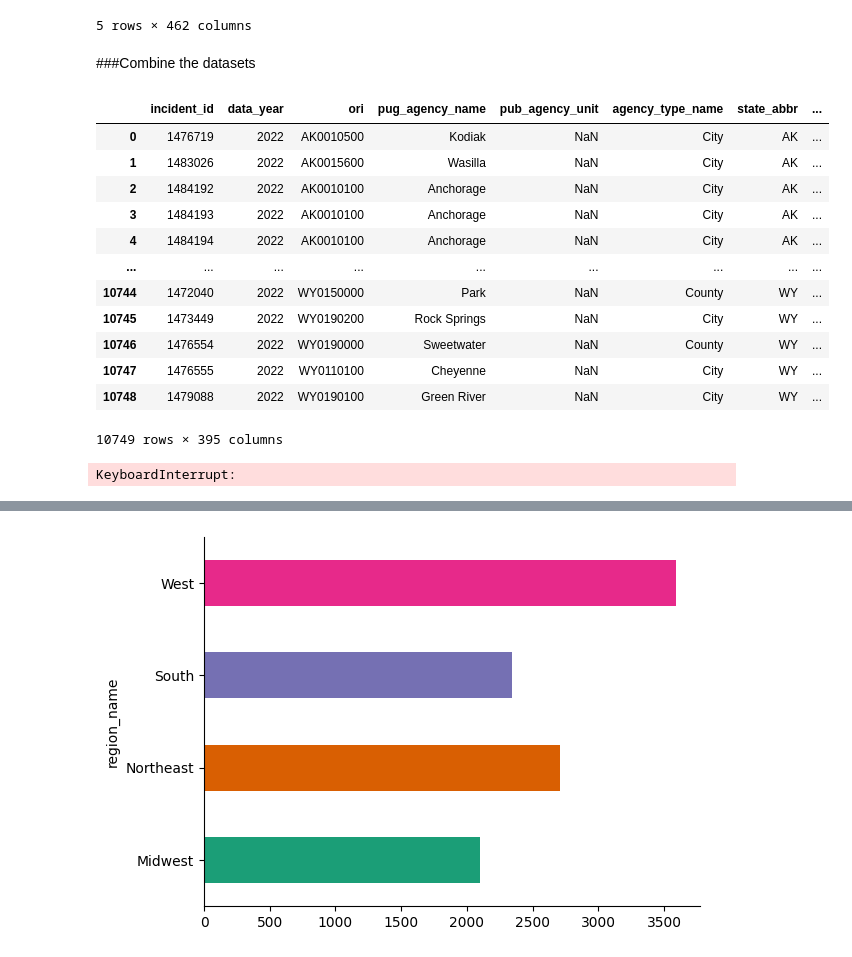
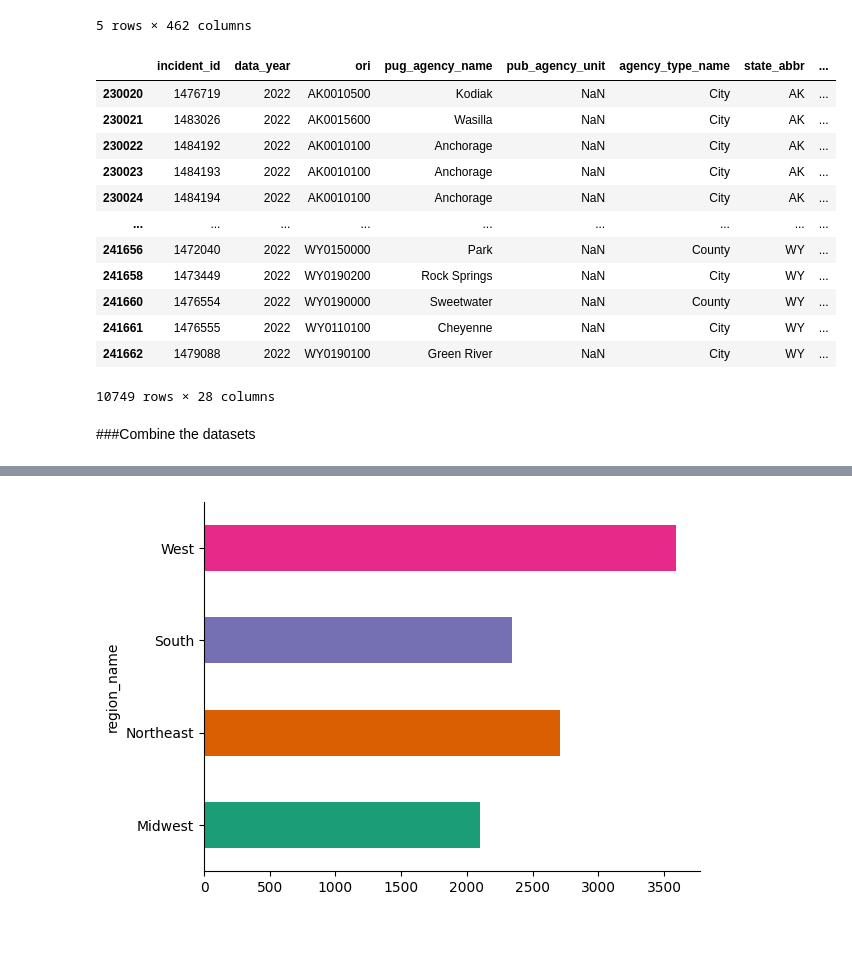
Before and after one commit to IsaacFigNewton/Analyzing-Hate-Crime-Data, a Jupyter notebook: Hate_Crime_Data_Exploration.ipynb, the cells around one changed output, grey strips where cells are left out. Cells and saved outputs as stored; diff of their text form; code cells hidden in the pictures.

Commit message:
Continued struggling with merging dataframes

```diff
--- a/Hate_Crime_Data_Exploration.ipynb
+++ b/Hate_Crime_Data_Exploration.ipynb
@@ -65,57 +65,21 @@ city_demo_df.head()
 # %%
 #only consider 2022 crime data from cities and counties
 crime_df = crime_df[(crime_df['data_year'] == 2022) & ((crime_df['agency_type_name'] == "City") | (crime_df['agency_type_name'] == "County"))]
+# %%
+crime_df
+# %% [output]
+|  | incident_id | data_year | ori | pug_agency_name | pub_agency_unit | agency_type_name | state_abbr | ... |
+| 230020 | 1476719 | 2022 | AK0010500 | Kodiak | NaN | City | AK | ... |
+| 230021 | 1483026 | 2022 | AK0015600 | Wasilla | NaN | City | AK | ... |
+| 230022 | 1484192 | 2022 | AK0010100 | Anchorage | NaN | City | AK | ... |
+| 230023 | 1484193 | 2022 | AK0010100 | Anchorage | NaN | City | AK | ... |
+| 230024 | 1484194 | 2022 | AK0010100 | Anchorage | NaN | City | AK | ... |
+| ... | ... | ... | ... | ... | ... | ... | ... | ... |
+| 241656 | 1472040 | 2022 | WY0150000 | Park | NaN | County | WY | ... |
+| 241658 | 1473449 | 2022 | WY0190200 | Rock Springs | NaN | City | WY | ... |
+| 241660 | 1476554 | 2022 | WY0190000 | Sweetwater | NaN | County | WY | ... |
+| 241661 | 1476555 | 2022 | WY0110100 | Cheyenne | NaN | City | WY | ... |
+| 241662 | 1479088 | 2022 | WY0190100 | Green River | NaN | City | WY | ... |
+10749 rows × 28 columns
 # %% [markdown]
 ###Combine the datasets
-# %%
-#only include entries corresponding to actual incidents
-# merged_df = crime_df.merge(city_demo_df, on=["pug_agency_name", "agency_type_name", "state_name"], how="left")
-# merged_df = merged_df.merge(county_demo_df, on=["pug_agency_name", "agency_type_name", "state_name"], how="left")
-# merged_df = merged_df[pd.notna(merged_df['incident_id'])]
-
-# Merge city demographics with crime dataframe
-merged_city_df = crime_df.merge(city_demo_df, on=["pug_agency_name", "agency_type_name", "state_name"], how="left")
-
-# Merge county demographics with crime dataframe
-merged_county_df = crime_df.merge(county_demo_df, on=["pug_agency_name", "agency_type_name", "state_name"], how="left")
-
-merged_county_df
-# %% [output]
-|  | incident_id | data_year | ori | pug_agency_name | pub_agency_unit | agency_type_name | state_abbr | ... |
-| 0 | 1476719 | 2022 | AK0010500 | Kodiak | NaN | City | AK | ... |
-| 1 | 1483026 | 2022 | AK0015600 | Wasilla | NaN | City | AK | ... |
-| 2 | 1484192 | 2022 | AK0010100 | Anchorage | NaN | City | AK | ... |
-| 3 | 1484193 | 2022 | AK0010100 | Anchorage | NaN | City | AK | ... |
-| 4 | 1484194 | 2022 | AK0010100 | Anchorage | NaN | City | AK | ... |
-| ... | ... | ... | ... | ... | ... | ... | ... | ... |
-| 10744 | 1472040 | 2022 | WY0150000 | Park | NaN | County | WY | ... |
-| 10745 | 1473449 | 2022 | WY0190200 | Rock Springs | NaN | City | WY | ... |
-| 10746 | 1476554 | 2022 | WY0190000 | Sweetwater | NaN | County | WY | ... |
-| 10747 | 1476555 | 2022 | WY0110100 | Cheyenne | NaN | City | WY | ... |
-| 10748 | 1479088 | 2022 | WY0190100 | Green River | NaN | City | WY | ... |
-10749 rows × 395 columns
-# %%
-# Create a copy of the crime dataframe
-merged_df = crime_df.copy(deep=True)
-
-# Replace NaN values in city and county columns with values from the other dataframe
-for id in crime_df["incident_id"]:
-    # Check if the incident_id corresponds to a city agency
-    if ((crime_df["incident_id"] == id) & (crime_df["agency_type_name"] == "City")).any():
-        # Iterate over shared columns and fill NaN values with city data
-        for column in shared_demo_columns:
-            # Replace NaN values with city data for the specific incident_id
-            merged_df.loc[(merged_df["incident_id"] == id) & (merged_df["agency_type_name"] == "City"), column] = \
-                merged_city_df.loc[(merged_city_df["incident_id"] == id), column].iloc[0]
-    # Check if the incident_id corresponds to a county agency
-    elif ((crime_df["incident_id"] == id) & (crime_df["agency_type_name"] == "County")).any():
-        # Iterate over shared columns and fill NaN values with county data
-        for column in shared_demo_columns:
-            # Replace NaN values with county data for the specific incident_id
-            merged_df.loc[(merged_df["incident_id"] == id) & (merged_df["agency_type_name"] == "County"), column] = \
-                merged_county_df.loc[(merged_county_df["incident_id"] == id), column].iloc[0]
-
-# Remove rows where incident_id is NaN
-merged_df = merged_df.dropna(subset=["incident_id"])
-# %% [output]
-KeyboardInterrupt:
```
Also changed, not shown: parts of 13 cells of this notebook.
